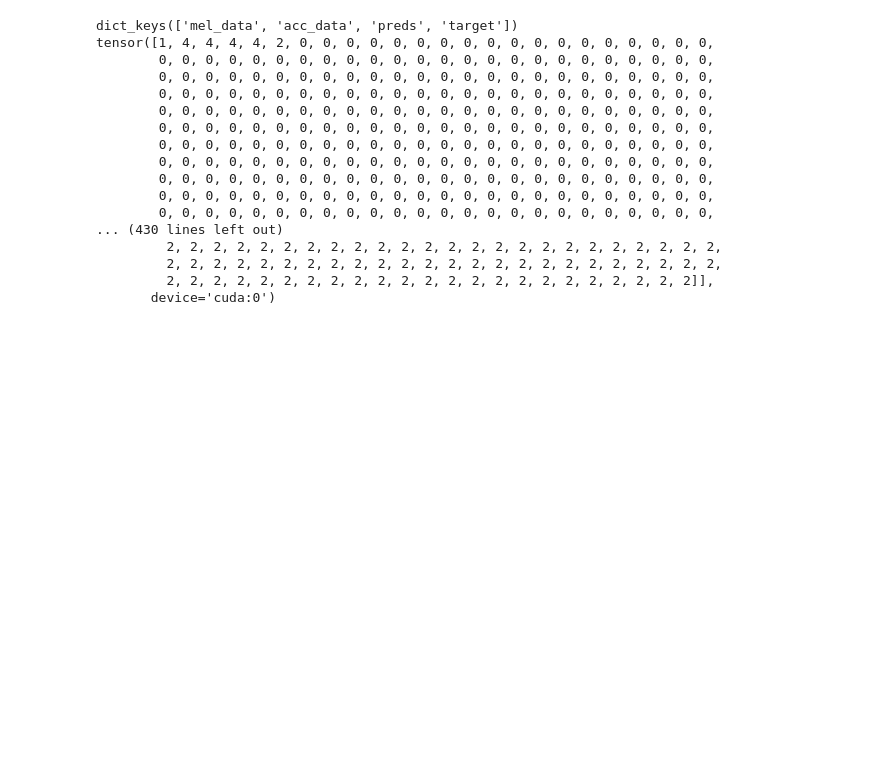
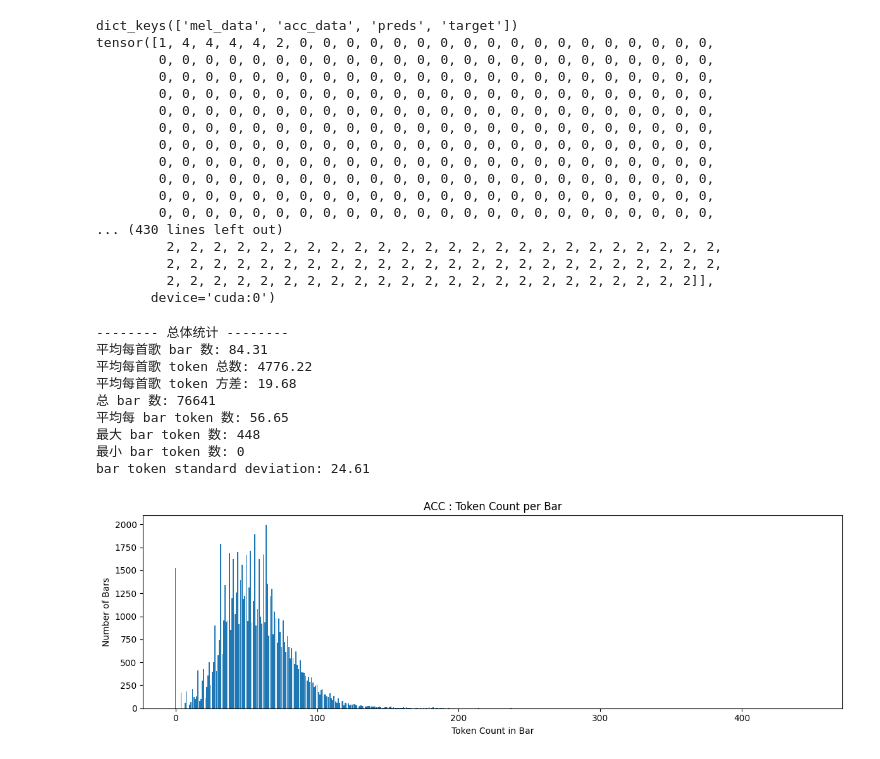
Before and after one commit to StreamMUSE/StreamMUSE-v1, a Jupyter notebook: test.ipynb, the cells around one changed output. Saved outputs shown, nothing was run; the diff lists cells and outputs as text; code cells hidden in the pictures; blank space fills up the shorter version.

```diff
--- a/test.ipynb
+++ b/test.ipynb
@@ -108,3 +108,81 @@ tensor([1, 4, 4, 4, 4, 2, 0, 0, 0, 0, 0, 0, 0, 0, 0, 0, 0, 0, 0, 0, 0, 0, 0, 0,
          2, 2, 2, 2, 2, 2, 2, 2, 2, 2, 2, 2, 2, 2, 2, 2, 2, 2, 2, 2, 2, 2, 2, 2,
          2, 2, 2, 2, 2, 2, 2, 2, 2, 2, 2, 2, 2, 2, 2, 2, 2, 2, 2, 2, 2, 2, 2]],
        device='cuda:0')
+# %%
+import os
+import json
+import matplotlib.pyplot as plt
+import numpy as np
+def count_bar_tokens(ids, bar_token=4):
+    """统计每个 bar 的 token 数量"""
+    bar_lengths = []
+    current_bar_count = 0
+    for token in ids:
+        if token == bar_token:
+            if current_bar_count >= 0:
+                bar_lengths.append(current_bar_count)
+            current_bar_count = 0
+        else:
+            current_bar_count += 1
+    bar_lengths.append(current_bar_count)
+    return bar_lengths
+
+def plot_bar_lengths(bar_lengths, title="Bar Count for Each Token Number"):
+    """绘制每种 token 数量的 bar 出现次数的分布图"""
+    from collections import Counter
+    import matplotlib.pyplot as plt
+    import numpy as np
+    count_dict = Counter(bar_lengths)
+    xs = sorted(count_dict.keys())
+    ys = [count_dict[x] for x in xs]
+
+    plt.figure(figsize=(12, 4))
+    plt.bar(xs, ys)
+    plt.xlabel("Token Count in Bar")
+    plt.ylabel("Number of Bars")
+    plt.title(title)
+    plt.tight_layout()
+    plt.show()
+
+def process_folder(json_folder):
+    """遍历文件夹，统计每首歌的 bar 数、token 总数、token 方差，并统计整体平均"""
+    all_bar_lengths = []
+    bar_counts = []
+    token_counts = []
+    token_stds = []
+    for fname in os.listdir(json_folder):
+        if fname.endswith(".json"):
+            with open(os.path.join(json_folder, fname), "r") as f:
+                data = json.load(f)
+            ids = data["ids"][0]
+            bar_lengths = count_bar_tokens(ids)
+            all_bar_lengths.extend(bar_lengths)
+            bar_counts.append(len(bar_lengths))
+            token_counts.append(sum(bar_lengths))
+            token_stds.append(np.std(bar_lengths))
+            # print(f"{fname}: bar数={len(bar_lengths)}, token总数={sum(bar_lengths)}, token方差={np.std(bar_lengths):.2f}")
+    print("-------- 总体统计 --------")
+    print(f"平均每首歌 bar 数: {np.mean(bar_counts):.2f}")
+    print(f"平均每首歌 token 总数: {np.mean(token_counts):.2f}")
+    print(f"平均每首歌 token 方差: {np.mean(token_stds):.2f}")
+    print(f"总 bar 数: {len(all_bar_lengths)}")
+    print(f"平均每 bar token 数: {sum(all_bar_lengths)/len(all_bar_lengths):.2f}")
+    print(f"最大 bar token 数: {max(all_bar_lengths)}")
+    print(f"最小 bar token 数: {min(all_bar_lengths)}")
+    print(f"bar token standard deviation: {np.std(all_bar_lengths):.2f}")
+    plot_bar_lengths(all_bar_lengths, title="ACC : Token Count per Bar")
+
+# 用法示例
+json_folder = "datasets/Processed-POP909-Dataset-REMI/acc"
+process_folder(json_folder)
+# %% [output]
+-------- 总体统计 --------
+平均每首歌 bar 数: 84.31
+平均每首歌 token 总数: 4776.22
+平均每首歌 token 方差: 19.68
+总 bar 数: 76641
+平均每 bar token 数: 56.65
+最大 bar token 数: 448
+最小 bar token 数: 0
+bar token standard deviation: 24.61
+[figure, added]
```
Also changed, not shown: 5 other files.
